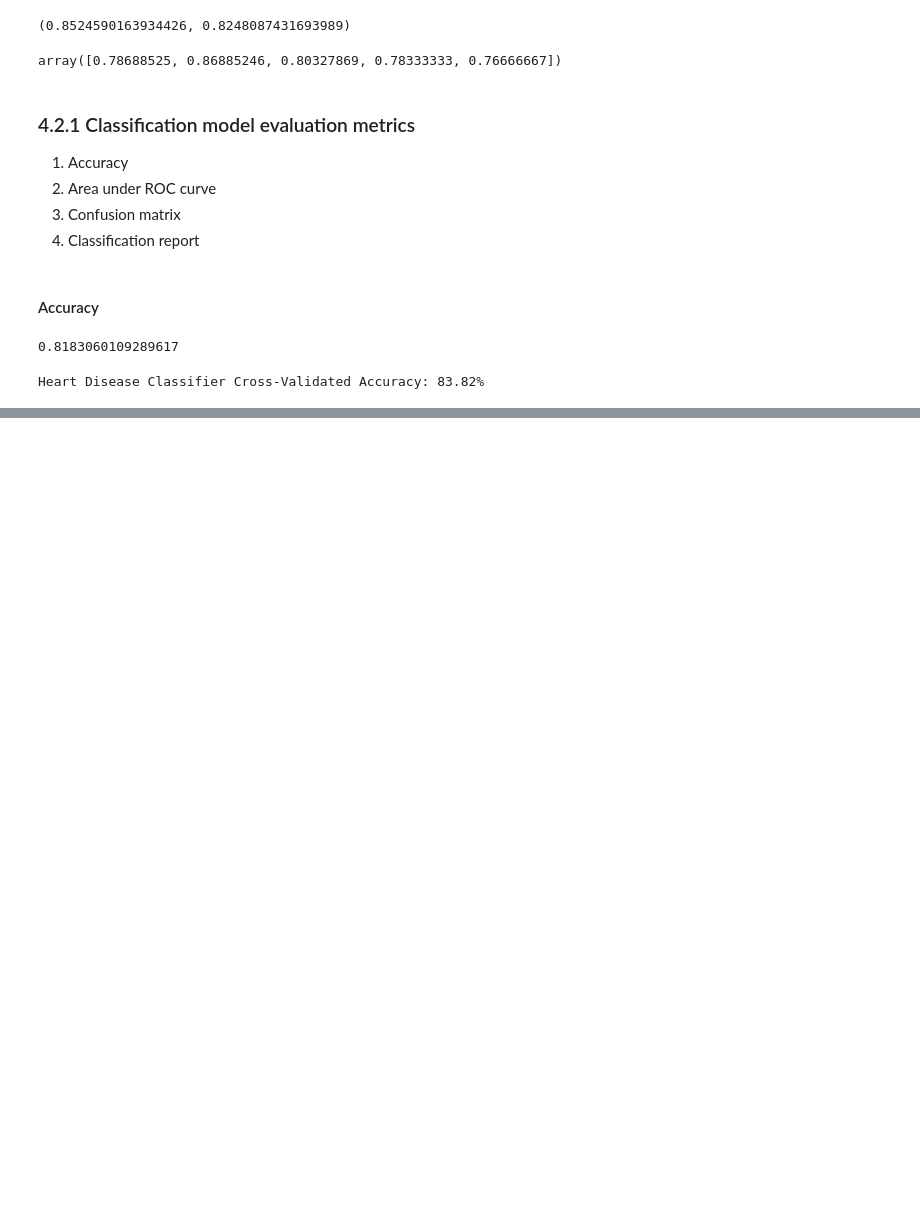
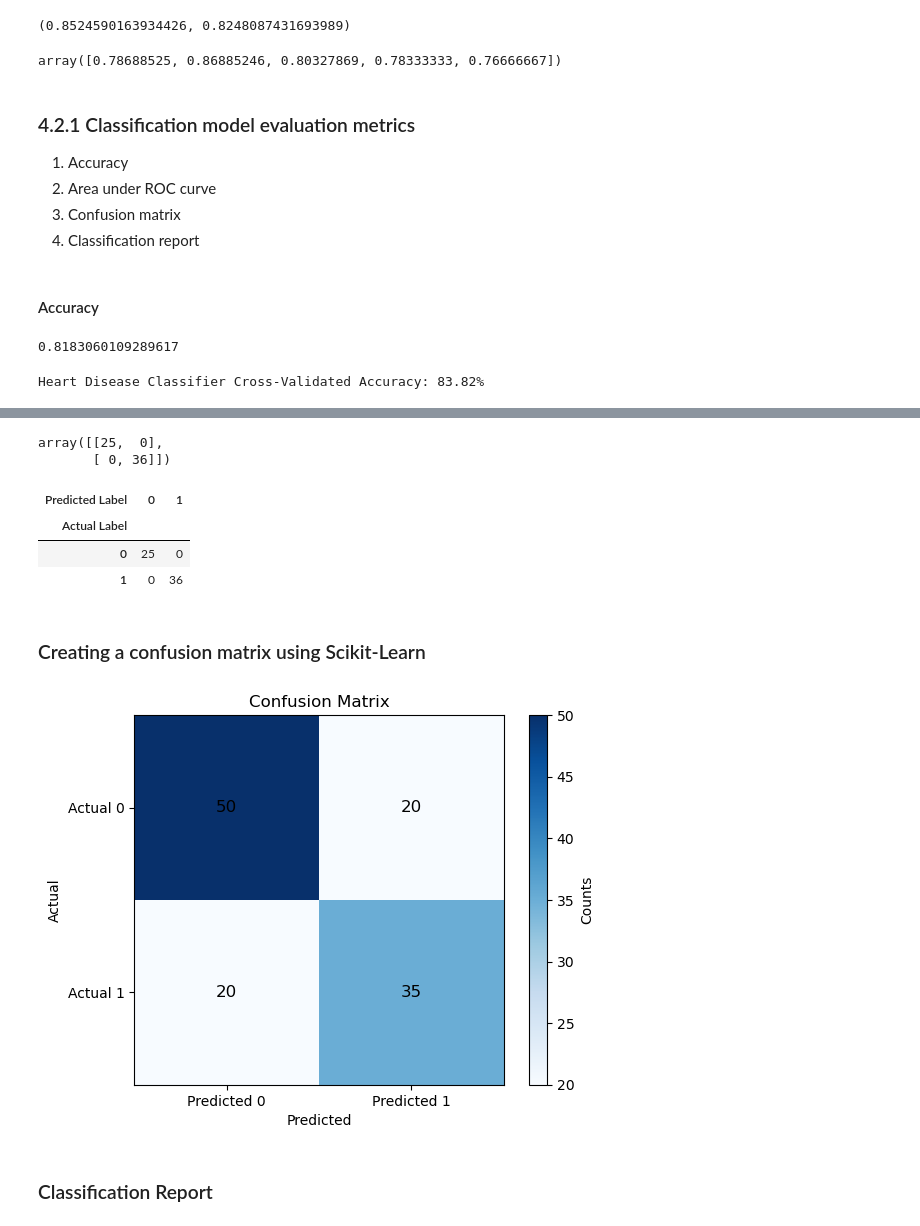
Before and after one commit to soumya0424/AI-ML, a Jupyter notebook: Scikit-Learn.ipynb, the cells around one changed output, grey strips where cells are left out. Saved outputs shown, nothing was run; the diff lists cells and outputs as text; code cells hidden in the pictures; blank space fills up the shorter version.

Commit message:
confusion matrics and classification report

```diff
--- a/Scikit-Learn.ipynb
+++ b/Scikit-Learn.ipynb
@@ -1126,0 +1135,49 @@ roc_auc_score(y_test, y_probs_positive)
+# %%
+from sklearn.metrics import confusion_matrix
+
+y_preds = clf.predict(x_test)
+
+confusion_matrix(y_test, y_preds)
+# %% [output]
+array([[25,  0],
+       [ 0, 36]])
+# %%
+pd.crosstab(y_test, y_preds,
+           rownames=["Actual Label"],
+           colnames=["Predicted Label"])
+# %% [output]
+| Predicted Label | 0 | 1 |
+| Actual Label |  |  |
+| 0 | 25 | 0 |
+| 1 | 0 | 36 |
+# %% [markdown]
+### Creating a confusion matrix using Scikit-Learn
+# %%
+import numpy as np
+import matplotlib.pyplot as plt
+
+# Create a 2x2 confusion matrix
+conf_matrix = np.array([[50, 20], [20, 35]])
+
+# Display the confusion matrix as a diagram
+plt.imshow(conf_matrix, cmap='Blues')
+
+# Add labels and ticks for classes
+plt.title('Confusion Matrix')
+plt.colorbar(label='Counts')
+plt.xticks([0, 1], ['Predicted 0', 'Predicted 1'])
+plt.yticks([0, 1], ['Actual 0', 'Actual 1'])
+
+# Add text annotations for class values
+for i in range(2):
+    for j in range(2):
+        plt.text(j, i, str(conf_matrix[i, j]), ha='center', va='center', color='black', fontsize=12)
+
+# Display the plot
+plt.xlabel('Predicted')
+plt.ylabel('Actual')
+plt.show()
+# %% [output]
+[figure, added]
+# %% [markdown]
+### Classification Report
```
Also changed, not shown: parts of 24 cells of this notebook, 1 other file.
